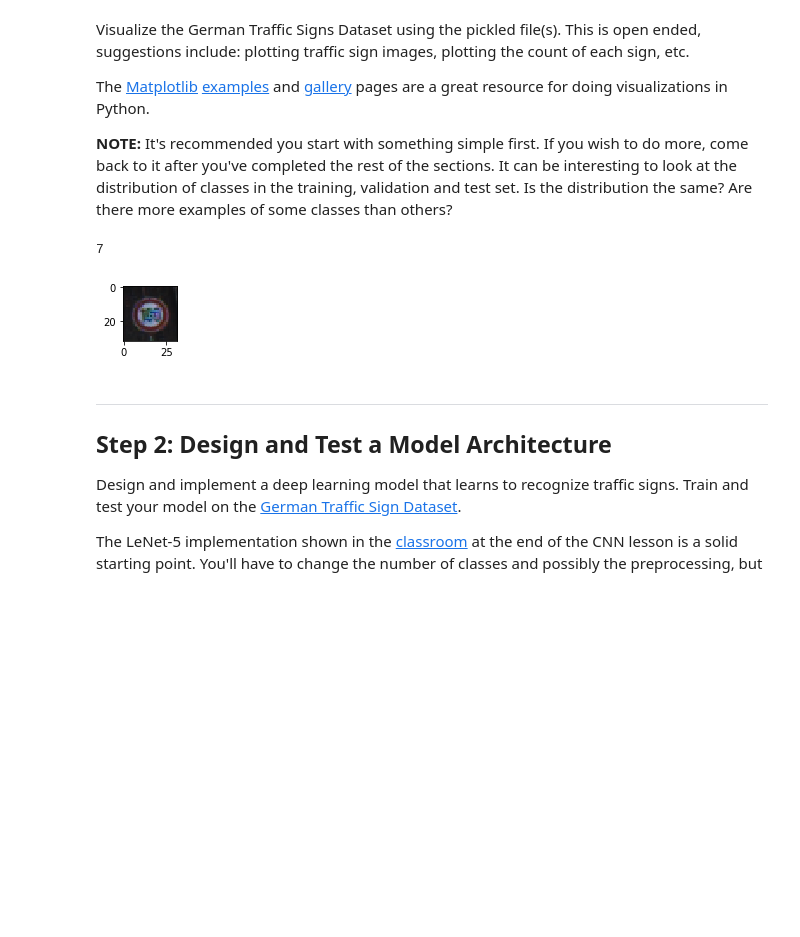
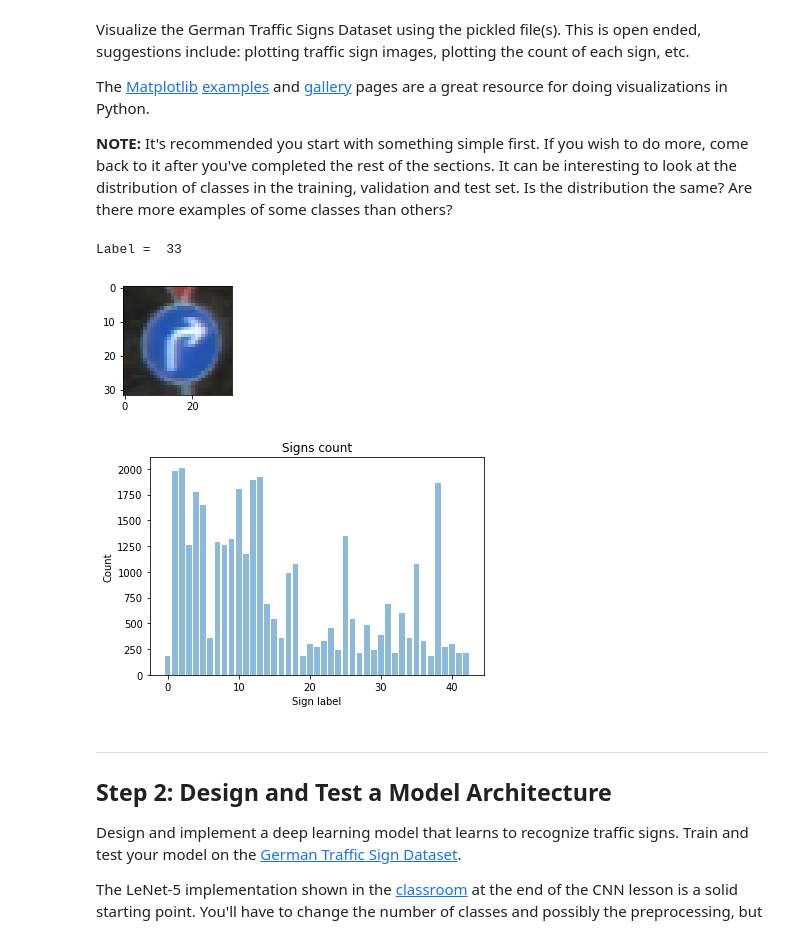
Before and after one commit to RaulDa/CarND-Traffic-Sign-Classifier-P2, a Jupyter notebook: Traffic_Sign_Classifier.ipynb, the cells around one changed output. Cells and saved outputs as stored; diff of their text form; code cells hidden in the pictures; blank space fills up the shorter version.

```diff
--- a/Traffic_Sign_Classifier.ipynb
+++ b/Traffic_Sign_Classifier.ipynb
@@ -103,17 +94,33 @@ The [Matplotlib](http://matplotlib.org/) [examples](http://matplotlib.org/exampl
 # %%
 import random
 import matplotlib.pyplot as plt
+
 %matplotlib inline
+
+# Visualization of a random image of the training set
 
 index = random.randint(0, len(X_train))
 image = X_train[index].squeeze()
 
-plt.figure(figsize=(1,1))
+plt.figure(figsize=(2,2))
 plt.imshow(image)
-print(y_train[index])
+print("Label = ", y_train[index])
+plt.show()
+
+# Count of each sign
+
+classes, count = np.unique(y_train, return_counts=True)
+
+plt.bar(classes, count, align='center', alpha=0.5)
+plt.xlabel('Sign label')
+plt.ylabel('Count')
+plt.title('Signs count')
+
+plt.show()
 # %% [output]
-7
+Label =  33
-[figure, old version]
+[figure, new version]
+[figure, added]
 # %% [markdown]
 ----
 
```
Also changed, not shown: parts of 10 cells of this notebook, 26 other files.
